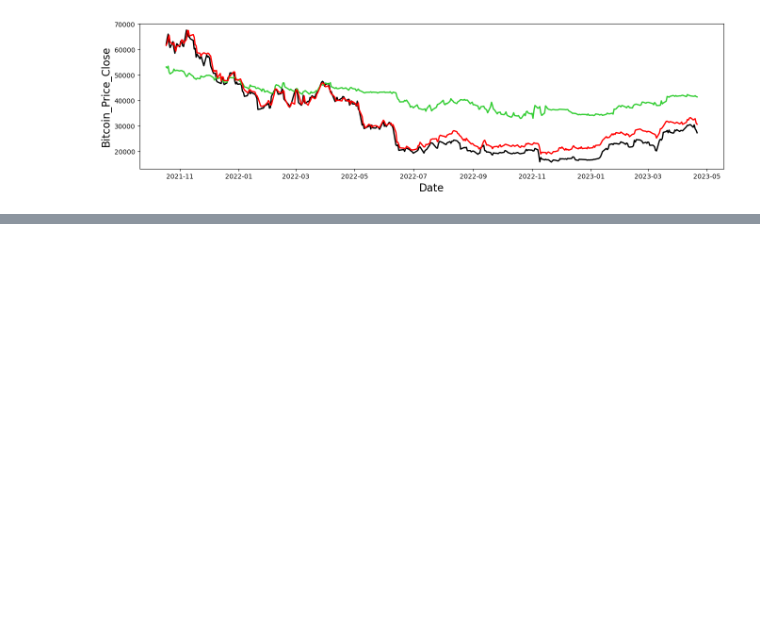
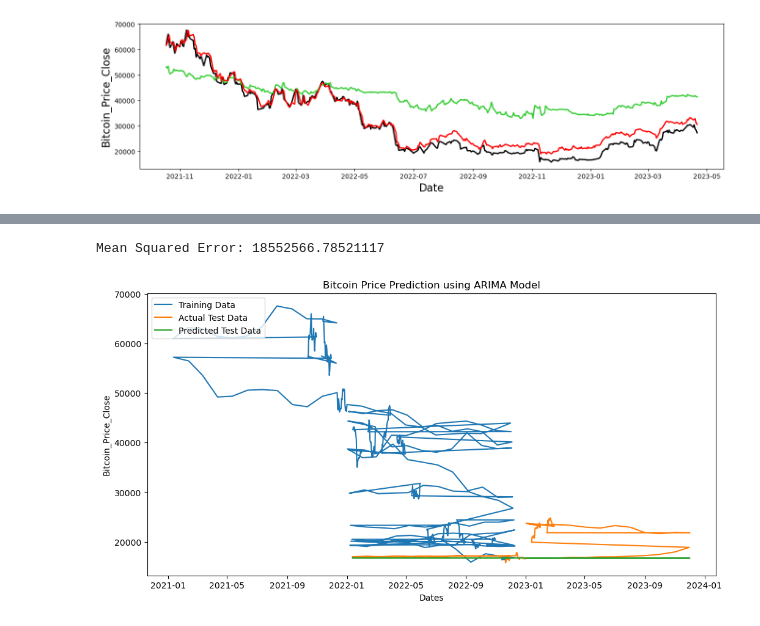
Before and after one commit to clhcc/UC-Berkeley-Capstone-Project, a Jupyter notebook: Model Building/Time Series Models.ipynb, the cells around one changed output, grey strips where cells are left out. Cells and saved outputs as stored; diff of their text form; code cells hidden in the pictures; blank space fills up the shorter version.

```diff
--- a/Model Building/Time Series Models.ipynb
+++ b/Model Building/Time Series Models.ipynb
@@ -621,0 +643,34 @@ plot_entire_series(x, y, limegreen=y_pred_rf, red=y_pred_ar.to_numpy())
+# %%
+# Read the testing CSV file
+test_csv_file = 'test_data.csv'
+test_df = pd.read_csv(test_csv_file)
+
+# Convert the 'Dates' column to datetime format
+test_df['Dates'] = pd.to_datetime(test_df['Dates'])
+
+# Set the 'Dates' column as the index
+test_df.set_index('Dates', inplace=True)
+
+# Select the Bitcoin_Price_Close column as the target variable
+test_series = test_df['Bitcoin_Price_Close']
+
+# Forecast the Bitcoin price using the ARIMA model
+forecast = model_fit.predict(start=len(train_series), end=len(train_series) + len(test_series) - 1, typ='levels')
+
+# Calculate the mean squared error of the predictions
+mse = mean_squared_error(test_series, forecast)
+print(f"Mean Squared Error: {mse}")
+
+# Plot the actual and predicted Bitcoin prices
+plt.figure(figsize=(12, 6))
+plt.plot(train_series, label="Training Data")
+plt.plot(test_series, label="Actual Test Data")
+plt.plot(test_series.index, forecast, label="Predicted Test Data")
+plt.legend(loc="upper left")
+plt.xlabel("Dates")
+plt.ylabel("Bitcoin_Price_Close")
+plt.title("Bitcoin Price Prediction using ARIMA Model")
+plt.show()
+# %% [output]
+Mean Squared Error: 18552566.78521117
+[figure, added]
```
Also changed, not shown: parts of 15 cells of this notebook, 2 other files.
